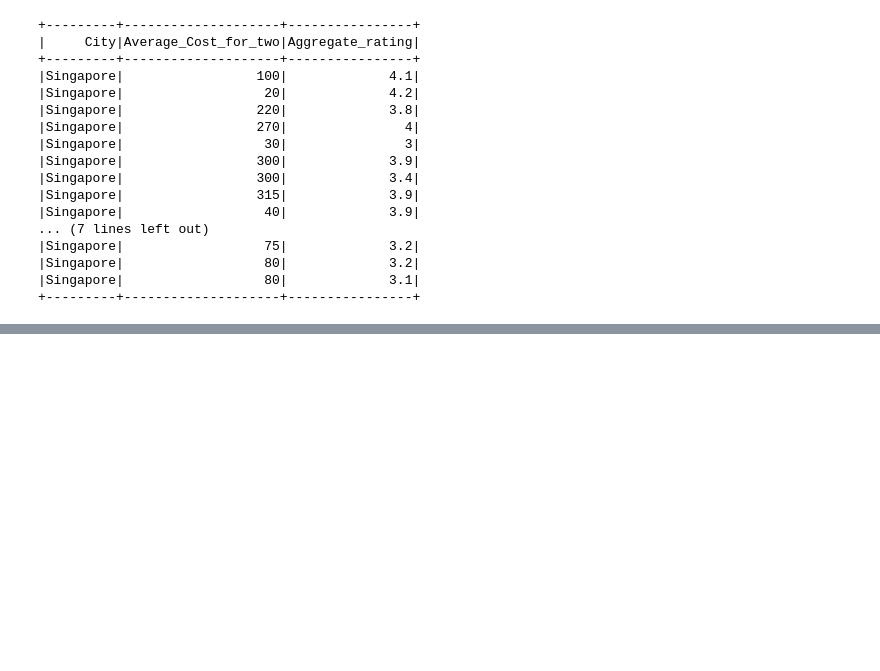
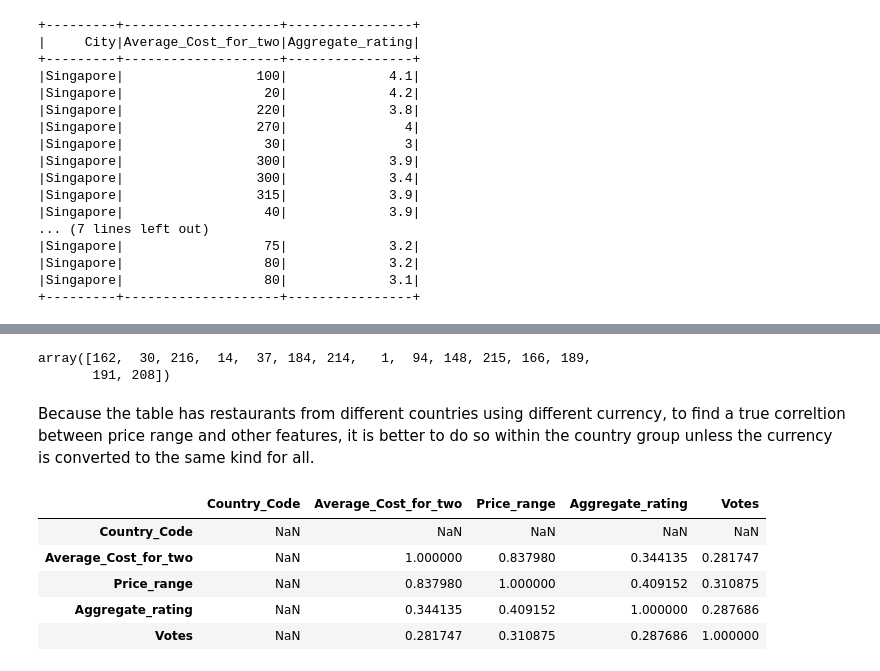
Before and after one commit to bbchen33/Data-Science, a Jupyter notebook: Restaurant_data_PySpark_sql.ipynb, the cells around one changed output, grey strips where cells are left out. Drawn from its saved outputs; the diff is of its cells as text; code cells hidden in the pictures; blank space fills up the shorter version.

```diff
--- a/Restaurant_data_PySpark_sql.ipynb
+++ b/Restaurant_data_PySpark_sql.ipynb
@@ -306,0 +376,18 @@ spark.sql('''
+# %%
+new_clean_zomato_df_pd = clean_zomato_df_pd[['Country_Code','Average_Cost_for_two','Price_range','Aggregate_rating','Votes']]
+# %%
+new_clean_zomato_df_pd.Country_Code.unique()
+# %% [output]
+array([162,  30, 216,  14,  37, 184, 214,   1,  94, 148, 215, 166, 189,
+       191, 208])
+# %% [markdown]
+Because the table has restaurants from different countries using different currency, to find a true correltion between price range and other features, it is better to do so within the country group unless the currency is converted to the same kind for all.
+# %%
+new_clean_zomato_df_pd[new_clean_zomato_df_pd['Country_Code'] == 1].corr()
+# %% [output]
+|  | Country_Code | Average_Cost_for_two | Price_range | Aggregate_rating | Votes |
+| Country_Code | NaN | NaN | NaN | NaN | NaN |
+| Average_Cost_for_two | NaN | 1.000000 | 0.837980 | 0.344135 | 0.281747 |
+| Price_range | NaN | 0.837980 | 1.000000 | 0.409152 | 0.310875 |
+| Aggregate_rating | NaN | 0.344135 | 0.409152 | 1.000000 | 0.287686 |
+| Votes | NaN | 0.281747 | 0.310875 | 0.287686 | 1.000000 |
```
Also changed, not shown: parts of 8 cells of this notebook.
